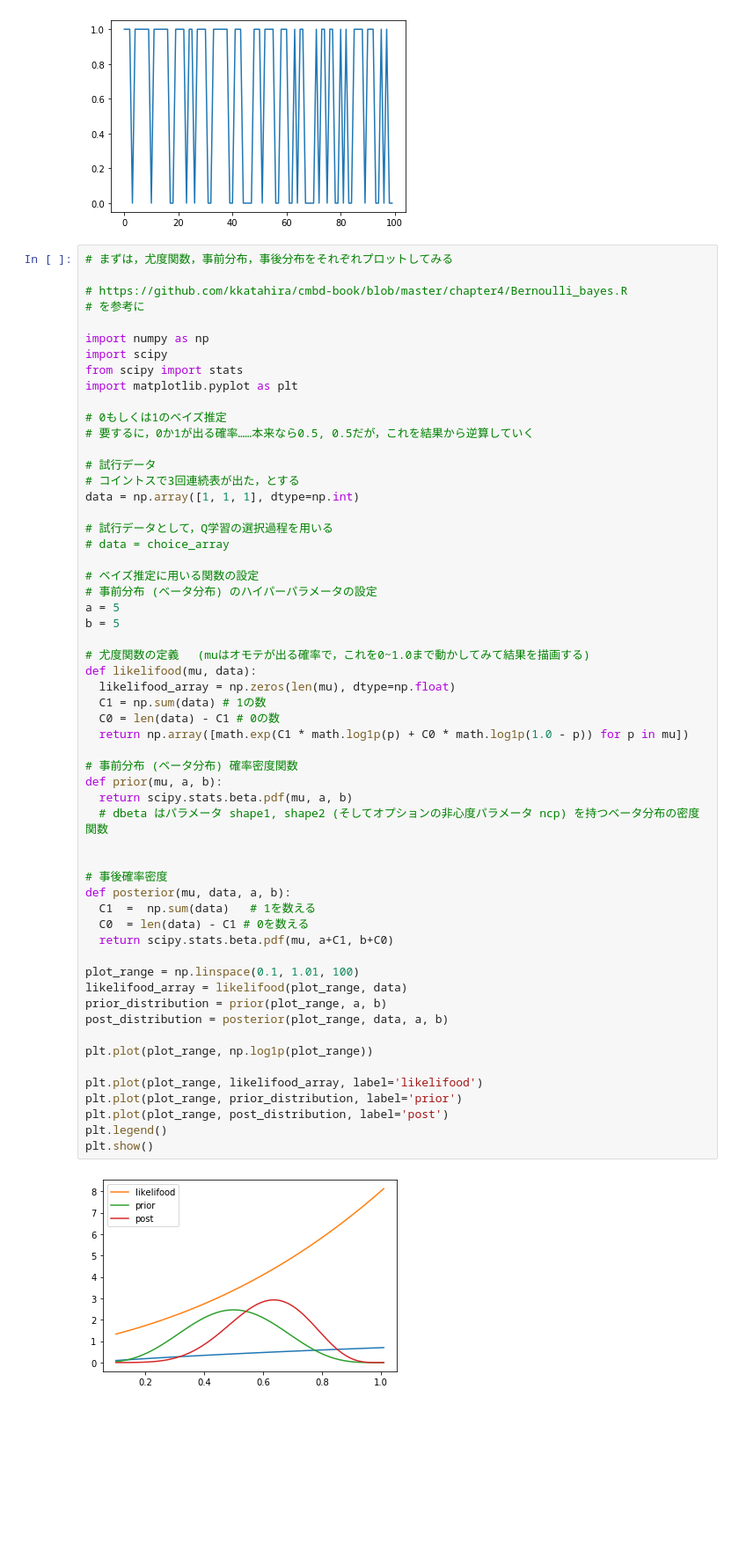
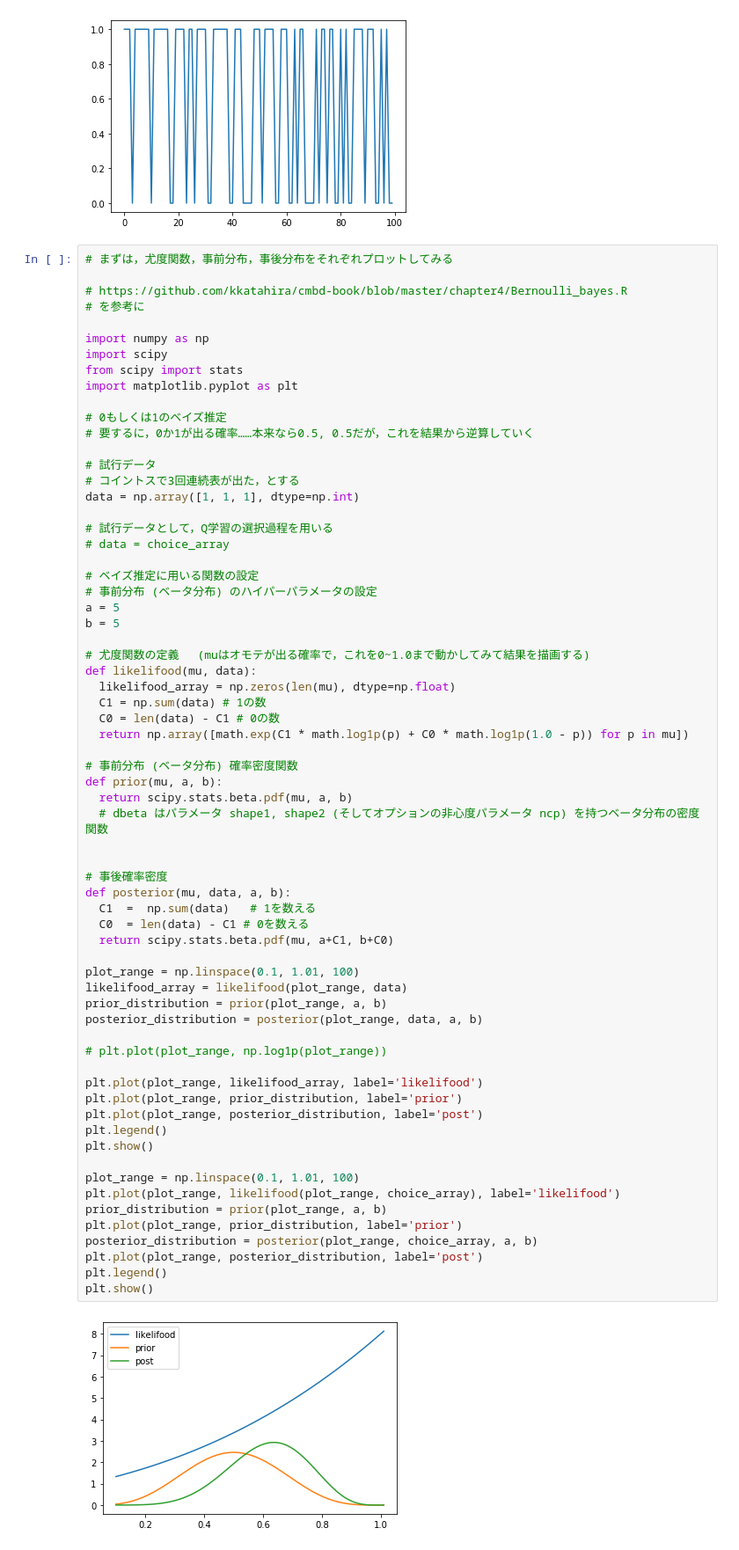
Before and after one commit to daichi-a/PythonDataAnalyzeClassMaterial, a Jupyter notebook: ChoiceBayes.ipynb, the cells around one changed output. Shown: that part at 88% size. Cells and saved outputs as stored; diff of their text form; blank space fills up the shorter version.

```diff
--- a/ChoiceBayes.ipynb
+++ b/ChoiceBayes.ipynb
@@ -142,34 +142,43 @@ b = 5
 
 # 尤度関数の定義　 (muはオモテが出る確率で，これを0~1.0まで動かしてみて結果を描画する)
 def likelifood(mu, data):
   likelifood_array = np.zeros(len(mu), dtype=np.float)
   C1 = np.sum(data) # 1の数
   C0 = len(data) - C1 # 0の数
   return np.array([math.exp(C1 * math.log1p(p) + C0 * math.log1p(1.0 - p)) for p in mu])
 
 # 事前分布 (ベータ分布) 確率密度関数
 def prior(mu, a, b):
   return scipy.stats.beta.pdf(mu, a, b)
   # dbeta はパラメータ shape1, shape2 (そしてオプションの非心度パラメータ ncp) を持つベータ分布の密度関数
 
 
 # 事後確率密度
 def posterior(mu, data, a, b):
   C1  =  np.sum(data)   # 1を数える
   C0  = len(data) - C1 # 0を数える
   return scipy.stats.beta.pdf(mu, a+C1, b+C0)
 
 plot_range = np.linspace(0.1, 1.01, 100)
 likelifood_array = likelifood(plot_range, data)
 prior_distribution = prior(plot_range, a, b)
-post_distribution = posterior(plot_range, data, a, b)
+posterior_distribution = posterior(plot_range, data, a, b)
 
-plt.plot(plot_range, np.log1p(plot_range))
+# plt.plot(plot_range, np.log1p(plot_range))
 
 plt.plot(plot_range, likelifood_array, label='likelifood')
 plt.plot(plot_range, prior_distribution, label='prior')
-plt.plot(plot_range, post_distribution, label='post')
+plt.plot(plot_range, posterior_distribution, label='post')
 plt.legend()
 plt.show()
+
+plot_range = np.linspace(0.1, 1.01, 100)
+plt.plot(plot_range, likelifood(plot_range, choice_array), label='likelifood')
+prior_distribution = prior(plot_range, a, b)
+plt.plot(plot_range, prior_distribution, label='prior')
+posterior_distribution = posterior(plot_range, choice_array, a, b)
+plt.plot(plot_range, posterior_distribution, label='post')
+plt.legend()
+plt.show()
 # %% [output]
-[figure, old version]
+[figure, new version]
```
Also changed, not shown: parts of 1 cell of this notebook.
